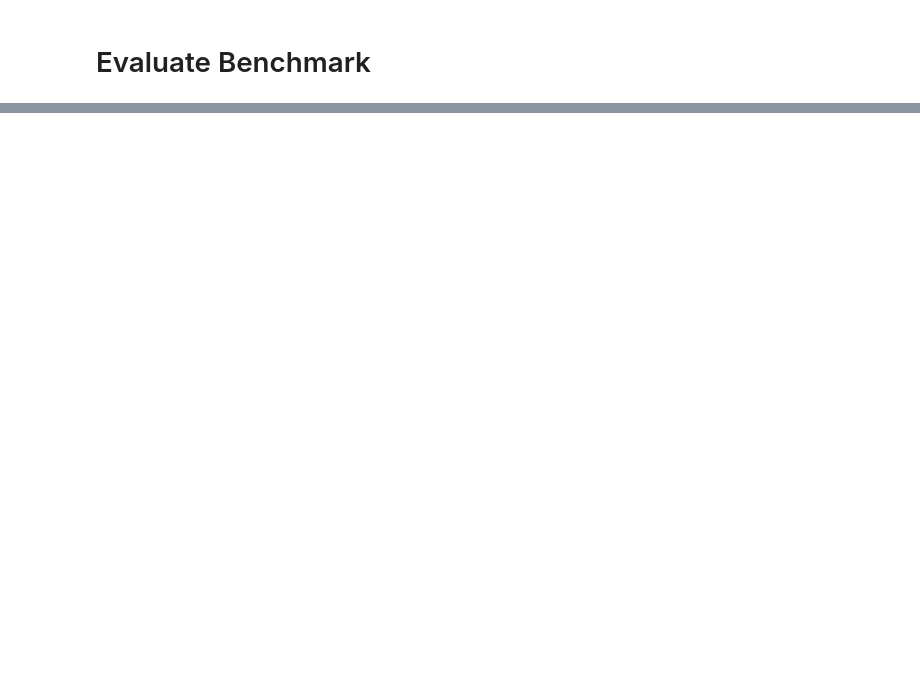
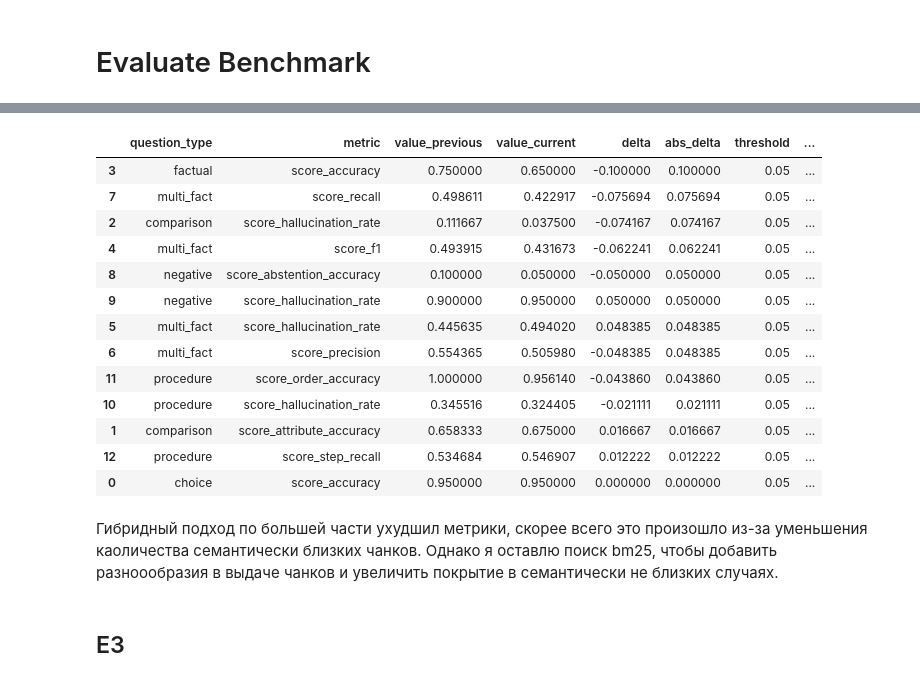
Before and after one commit to d4niluck/degree, a Jupyter notebook: src/benchmark/notebooks/evaluate_benchmark.ipynb, the cells around one changed output, grey strips where cells are left out. Drawn from its saved outputs; the diff is of its cells as text; code cells hidden in the pictures; blank space fills up the shorter version.

```diff
--- a/src/benchmark/notebooks/evaluate_benchmark.ipynb
+++ b/src/benchmark/notebooks/evaluate_benchmark.ipynb
@@ -123,0 +665,2 @@ result["metrics_df"]
+# %%
+e1_metrics_path = "src/benchmark/results/evaluation_rag_eval_e1_20260420_211717/metrics.csv"
@@ -123,0 +714,2 @@ result["metrics_df"]
+# %%
+e2_metrics_path = "src/benchmark/results/evaluation_rag_eval_e2_20260420_215136/metrics.csv"
@@ -123,0 +751,27 @@ result["metrics_df"]
+# %%
+comparison = compare_metric_reports(
+    PROJECT_ROOT / e1_metrics_path,
+    PROJECT_ROOT / e2_metrics_path,
+    threshold=0.05,
+)
+
+display(comparison)
+# %% [output]
+|  | question_type | metric | value_previous | value_current | delta | abs_delta | threshold | ... |
+| 3 | factual | score_accuracy | 0.750000 | 0.650000 | -0.100000 | 0.100000 | 0.05 | ... |
+| 7 | multi_fact | score_recall | 0.498611 | 0.422917 | -0.075694 | 0.075694 | 0.05 | ... |
+| 2 | comparison | score_hallucination_rate | 0.111667 | 0.037500 | -0.074167 | 0.074167 | 0.05 | ... |
+| 4 | multi_fact | score_f1 | 0.493915 | 0.431673 | -0.062241 | 0.062241 | 0.05 | ... |
+| 8 | negative | score_abstention_accuracy | 0.100000 | 0.050000 | -0.050000 | 0.050000 | 0.05 | ... |
+| 9 | negative | score_hallucination_rate | 0.900000 | 0.950000 | 0.050000 | 0.050000 | 0.05 | ... |
+| 5 | multi_fact | score_hallucination_rate | 0.445635 | 0.494020 | 0.048385 | 0.048385 | 0.05 | ... |
+| 6 | multi_fact | score_precision | 0.554365 | 0.505980 | -0.048385 | 0.048385 | 0.05 | ... |
+| 11 | procedure | score_order_accuracy | 1.000000 | 0.956140 | -0.043860 | 0.043860 | 0.05 | ... |
+| 10 | procedure | score_hallucination_rate | 0.345516 | 0.324405 | -0.021111 | 0.021111 | 0.05 | ... |
+| 1 | comparison | score_attribute_accuracy | 0.658333 | 0.675000 | 0.016667 | 0.016667 | 0.05 | ... |
+| 12 | procedure | score_step_recall | 0.534684 | 0.546907 | 0.012222 | 0.012222 | 0.05 | ... |
+| 0 | choice | score_accuracy | 0.950000 | 0.950000 | 0.000000 | 0.000000 | 0.05 | ... |
+# %% [markdown]
+Гибридный подход по большей части ухудшил метрики, скорее всего это произошло из-за уменьшения каоличества семантически близких чанков. Однако я оставлю поиск bm25, чтобы добавить разноообразия в выдаче чанков и увеличить покрытие в семантически не близких случаях.
+# %% [markdown]
+## E3
```
Also changed, not shown: parts of 63 cells of this notebook, 45 other files.
